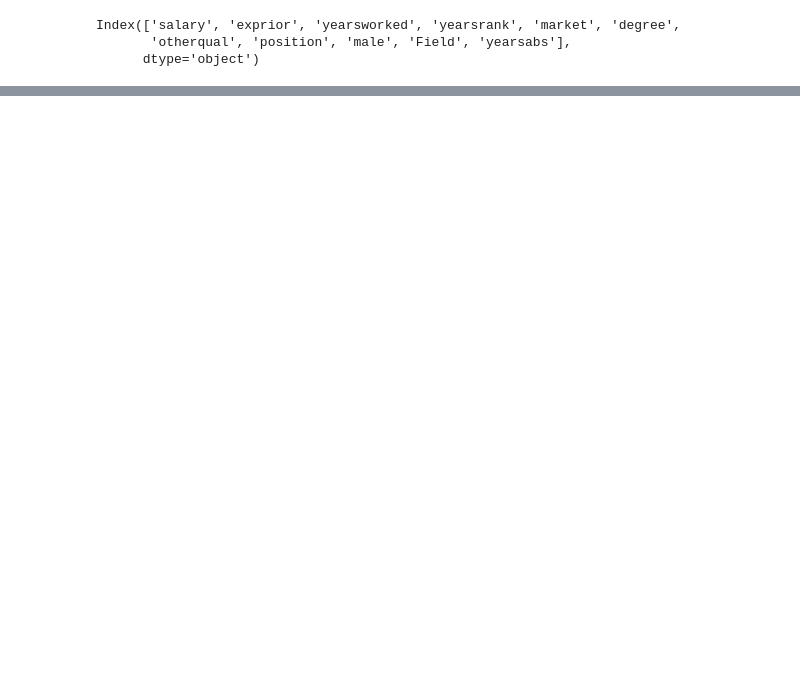
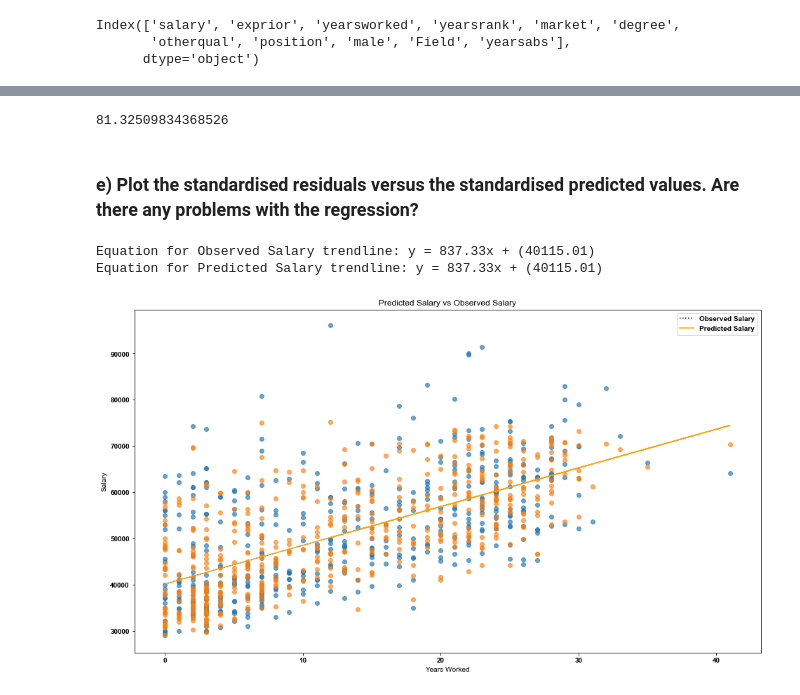
Before and after one commit to Umuzi-org/salary, a Jupyter notebook: Salary_Assignment_3_Multivariate_Linear_Regression.ipynb, the cells around one changed output, grey strips where cells are left out. Cells and saved outputs as stored; diff of their text form; code cells hidden in the pictures; blank space fills up the shorter version.

```diff
--- a/Salary_Assignment_3_Multivariate_Linear_Regression.ipynb
+++ b/Salary_Assignment_3_Multivariate_Linear_Regression.ipynb
@@ -95,0 +135,13 @@ plt.show()
+# %%
+features = ['exprior', 'yearsworked', 'yearsrank', 'market', 'degree',
+       'otherqual', 'position', 'male', 'yearsabs', 'Field_Engineering',
+       'Field_Finance', 'Field_Marketing']
+X = data[features]
+y = data['salary']
+
+lm = linear_model.LinearRegression()
+model = lm.fit(X,y)
+predictions = lm.predict(X)
+print("R^2 score = " + str(lm.score(X, y)))
+print("lm.coef_ ==> " + str(lm.coef_))
+display("lm.intercept_ = " + str(lm.intercept_))
@@ -95,0 +175,37 @@ plt.show()
+# %%
+r2_score(data.salary, predictions) * 100
+# %% [output]
+81.32509834368526
+# %% [markdown]
+### e)	Plot the standardised residuals versus the standardised predicted values. Are there any problems with the regression?
+# %%
+data['predicted'] = [prediction for prediction in predictions]
+# %%
+fig, ax = plt.subplots()
+
+x = data['yearsworked']
+y1 = data['salary']
+y2 = data['predicted']
+
+ax.scatter(x, y1, alpha=0.66)
+ax.scatter(x, y2, alpha=0.66)
+
+z = np.polyfit(x, y1, 1)
+p = np.poly1d(z)
+plt.plot(x, p(x), 'b:')
+print("Equation for Observed Salary trendline: y = %.2fx + (%.2f)"%(z[0],z[1]))
+
+z = np.polyfit(x, y2, 1)
+p = np.poly1d(z)
+plt.plot(x, p(x), '#FFA500')
+print("Equation for Predicted Salary trendline: y = %.2fx + (%.2f)"%(z[0],z[1]))
+
+plt.legend(['Observed Salary', 'Predicted Salary'])
+plt.title('Predicted Salary vs Observed Salary')
+plt.xlabel('Years Worked')
+plt.ylabel('Salary')
+plt.show()
+# %% [output]
+Equation for Observed Salary trendline: y = 837.33x + (40115.01)
+Equation for Predicted Salary trendline: y = 837.33x + (40115.01)
+[figure, added]
```
Also changed, not shown: parts of 28 cells of this notebook.
